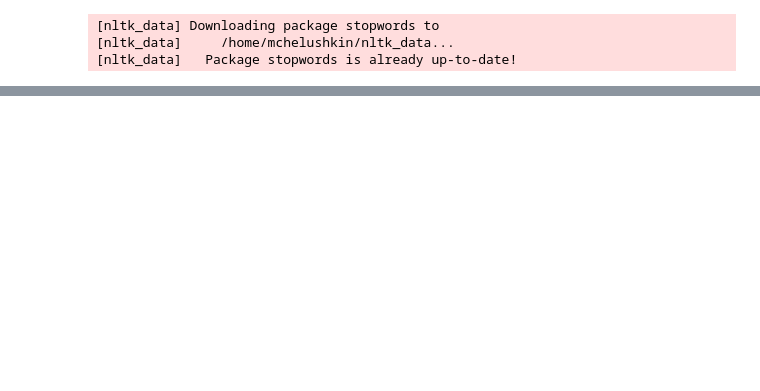
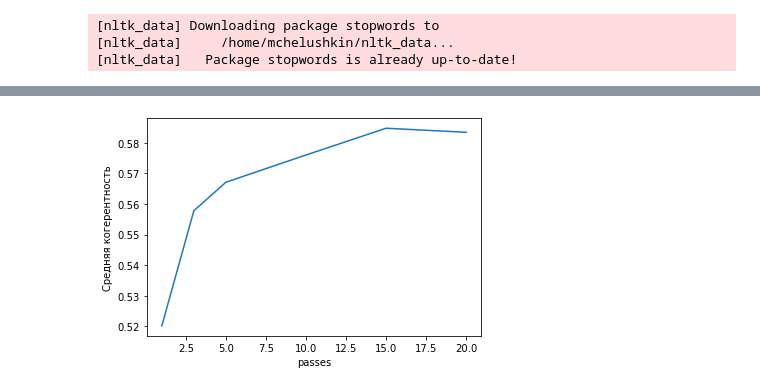
Before and after one commit to mschelushkin/covid-vk, a Jupyter notebook: LDA_model.ipynb, the cells around one changed output, grey strips where cells are left out. Saved outputs shown, nothing was run; the diff lists cells and outputs as text; code cells hidden in the pictures; blank space fills up the shorter version.

```diff
--- a/LDA_model.ipynb
+++ b/LDA_model.ipynb
@@ -134,0 +198,20 @@ corpora.MmCorpus.serialize('lda_gensim.model', corpus)
+# %%
+coherences = []
+
+for x in tqdm(params['passes']):
+    lda = LdaMulticore(corpus=corpus, id2word=dictionary, num_topics=best_num_topics, iterations = best_iterations, passes=x, random_state=42)
+    coherences.append(CoherenceModel(model=lda, texts=clean_texts.text, dictionary=dictionary, coherence='c_v').get_coherence())
+
+best_passes = params['passes'][np.argmax(coherences)]
+
+plt.plot(params['passes'], coherences)
+plt.xlabel("passes")
+plt.ylabel("Средняя когерентность")
+plt.show()
+# %%
+plt.plot(params['passes'][:-1], coherences)
+plt.xlabel("passes")
+plt.ylabel("Средняя когерентность")
+plt.show()
+# %% [output]
+[figure, added]
```
Also changed, not shown: parts of 24 cells of this notebook, 11 other files.
